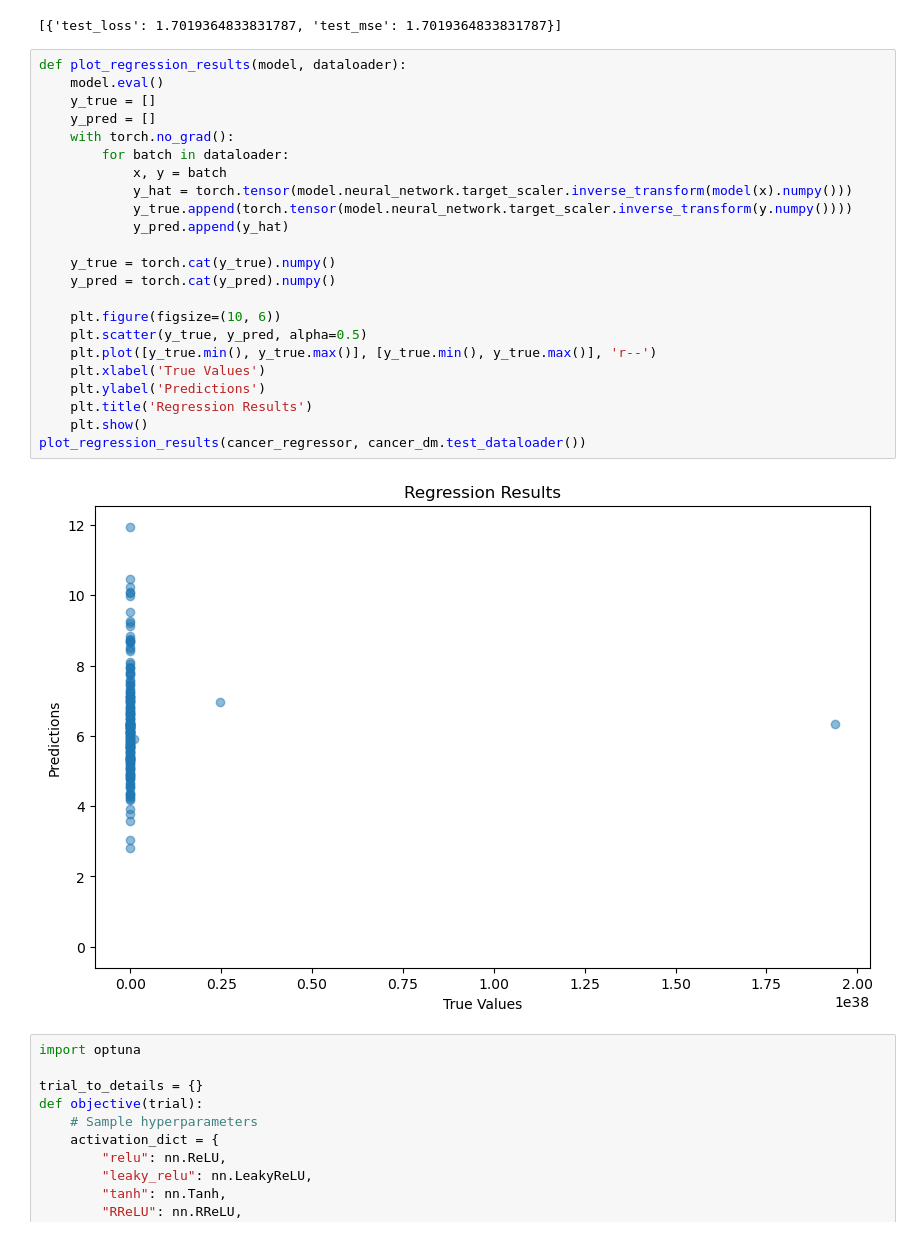
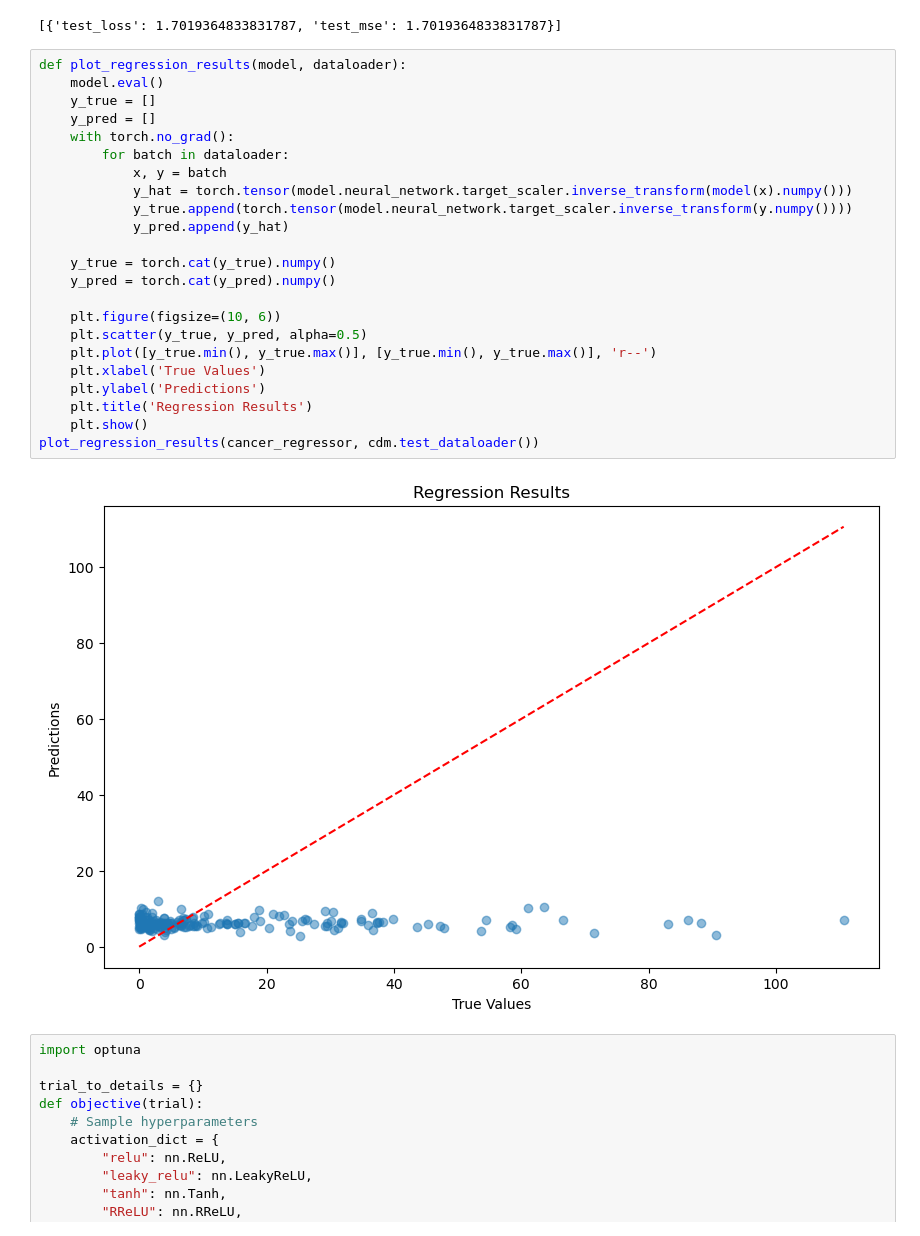
Before and after one commit to jacob-tye/BMI_6114_Project, a Jupyter notebook: analysis/05_dl_analysis_scaled.ipynb, the cells around one changed output. Drawn from its saved outputs; the diff is of its cells as text.

```diff
--- a/analysis/05_dl_analysis_scaled.ipynb
+++ b/analysis/05_dl_analysis_scaled.ipynb
@@ -170,28 +170,28 @@ LOCAL_RANK: 0 - CUDA_VISIBLE_DEVICES: [0]
 # %%
 def plot_regression_results(model, dataloader):
     model.eval()
     y_true = []
     y_pred = []
     with torch.no_grad():
         for batch in dataloader:
             x, y = batch
             y_hat = torch.tensor(model.neural_network.target_scaler.inverse_transform(model(x).numpy()))
             y_true.append(torch.tensor(model.neural_network.target_scaler.inverse_transform(y.numpy())))
             y_pred.append(y_hat)
 
     y_true = torch.cat(y_true).numpy()
     y_pred = torch.cat(y_pred).numpy()
 
     plt.figure(figsize=(10, 6))
     plt.scatter(y_true, y_pred, alpha=0.5)
     plt.plot([y_true.min(), y_true.max()], [y_true.min(), y_true.max()], 'r--')
     plt.xlabel('True Values')
     plt.ylabel('Predictions')
     plt.title('Regression Results')
     plt.show()
-plot_regression_results(cancer_regressor, cancer_dm.test_dataloader())
+plot_regression_results(cancer_regressor, cdm.test_dataloader())
 # %% [output]
-[figure, old version]
+[figure, new version]
 # %%
 import optuna
 
```
Also changed, not shown: parts of 11 cells of this notebook, 10 other files.
